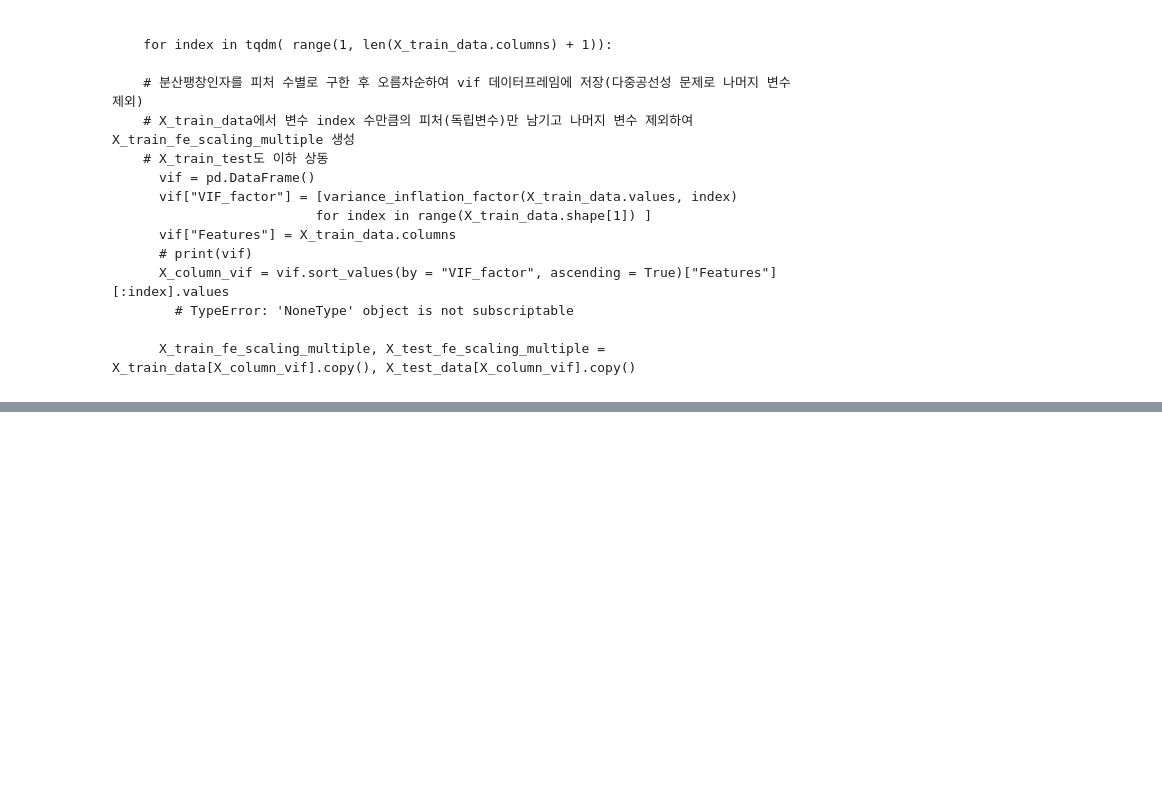
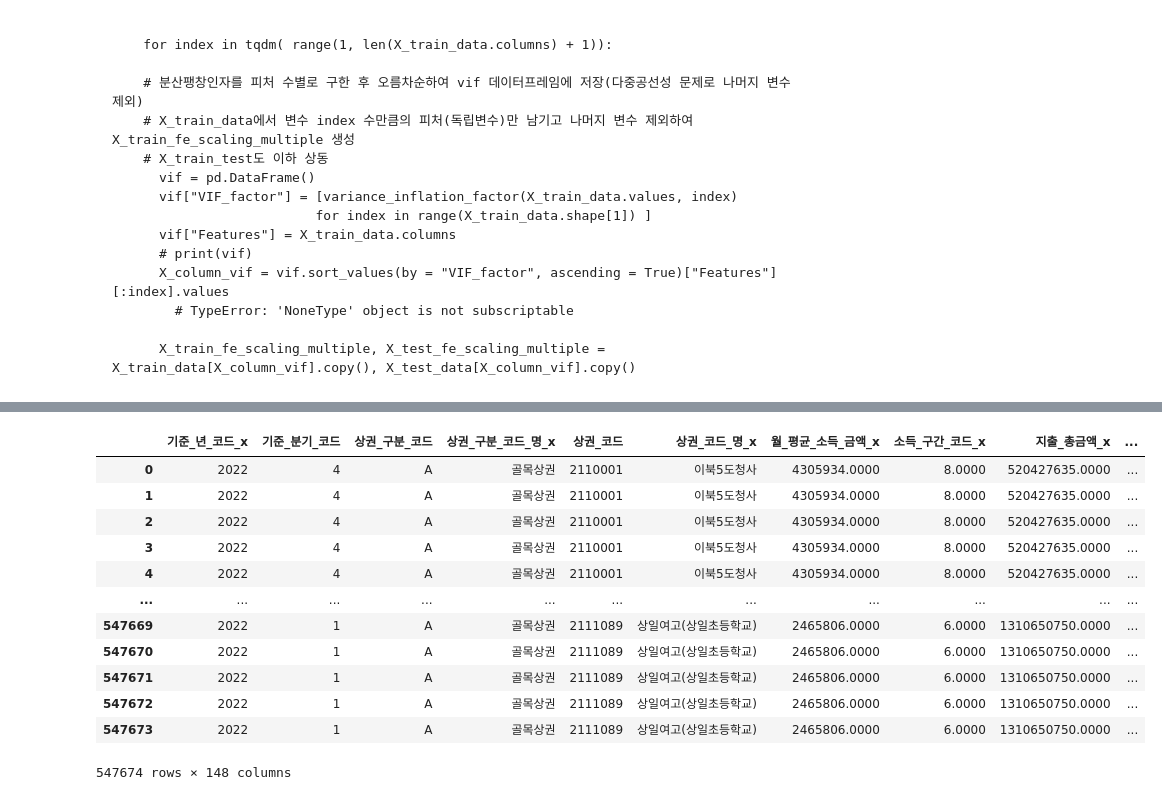
Before and after one commit to Gayeon6423/2023BigContest, a Jupyter notebook: [KCD_SOHO]_DATA_MERGE.ipynb, the cells around one changed output, grey strips where cells are left out. Cells and saved outputs as stored; diff of their text form; code cells hidden in the pictures; blank space fills up the shorter version.

```diff
--- a/[KCD_SOHO]_DATA_MERGE.ipynb
+++ b/[KCD_SOHO]_DATA_MERGE.ipynb
@@ -661,0 +745,25 @@ soho_commerce_merge_data = soho_sales_grade.mergeData(
+# %%
+def readDataFile(file_path: str, unicode: str):
+  dataframe = pd.read_csv(file_path, index_col = False, na_values = "NaN", encoding = unicode)
+  return dataframe
+# %%
+MARKET_2022 = readDataFile(file_path = "/content/drive/MyDrive/2023BigContest/data/MERGE_DATA/market_2022.csv", unicode = "cp949")
+MARKET_2023 = readDataFile(file_path = "/content/drive/MyDrive/2023BigContest/data/MERGE_DATA/market_2023.csv", unicode = "cp949")
+MARKET_CONTEST_2022 = readDataFile(file_path = "/content/drive/MyDrive/2023BigContest/data/MERGE_DATA/market_contest_2022.csv", unicode = "cp949")
+MARKET_CONTEST_2023 = readDataFile(file_path = "/content/drive/MyDrive/2023BigContest/data/MERGE_DATA/market_contest_2023.csv", unicode = "cp949")
+# %%
+MARKET_2022
+# %% [output]
+|  | 기준_년_코드_x | 기준_분기_코드 | 상권_구분_코드 | 상권_구분_코드_명_x | 상권_코드 | 상권_코드_명_x | 월_평균_소득_금액_x | 소득_구간_코드_x | 지출_총금액_x | ... |
+| 0 | 2022 | 4 | A | 골목상권 | 2110001 | 이북5도청사 | 4305934.0000 | 8.0000 | 520427635.0000 | ... |
+| 1 | 2022 | 4 | A | 골목상권 | 2110001 | 이북5도청사 | 4305934.0000 | 8.0000 | 520427635.0000 | ... |
+| 2 | 2022 | 4 | A | 골목상권 | 2110001 | 이북5도청사 | 4305934.0000 | 8.0000 | 520427635.0000 | ... |
+| 3 | 2022 | 4 | A | 골목상권 | 2110001 | 이북5도청사 | 4305934.0000 | 8.0000 | 520427635.0000 | ... |
+| 4 | 2022 | 4 | A | 골목상권 | 2110001 | 이북5도청사 | 4305934.0000 | 8.0000 | 520427635.0000 | ... |
+| ... | ... | ... | ... | ... | ... | ... | ... | ... | ... | ... |
+| 547669 | 2022 | 1 | A | 골목상권 | 2111089 | 상일여고(상일초등학교) | 2465806.0000 | 6.0000 | 1310650750.0000 | ... |
+| 547670 | 2022 | 1 | A | 골목상권 | 2111089 | 상일여고(상일초등학교) | 2465806.0000 | 6.0000 | 1310650750.0000 | ... |
+| 547671 | 2022 | 1 | A | 골목상권 | 2111089 | 상일여고(상일초등학교) | 2465806.0000 | 6.0000 | 1310650750.0000 | ... |
+| 547672 | 2022 | 1 | A | 골목상권 | 2111089 | 상일여고(상일초등학교) | 2465806.0000 | 6.0000 | 1310650750.0000 | ... |
+| 547673 | 2022 | 1 | A | 골목상권 | 2111089 | 상일여고(상일초등학교) | 2465806.0000 | 6.0000 | 1310650750.0000 | ... |
+547674 rows × 148 columns
```
Also changed, not shown: parts of 12 cells of this notebook.
